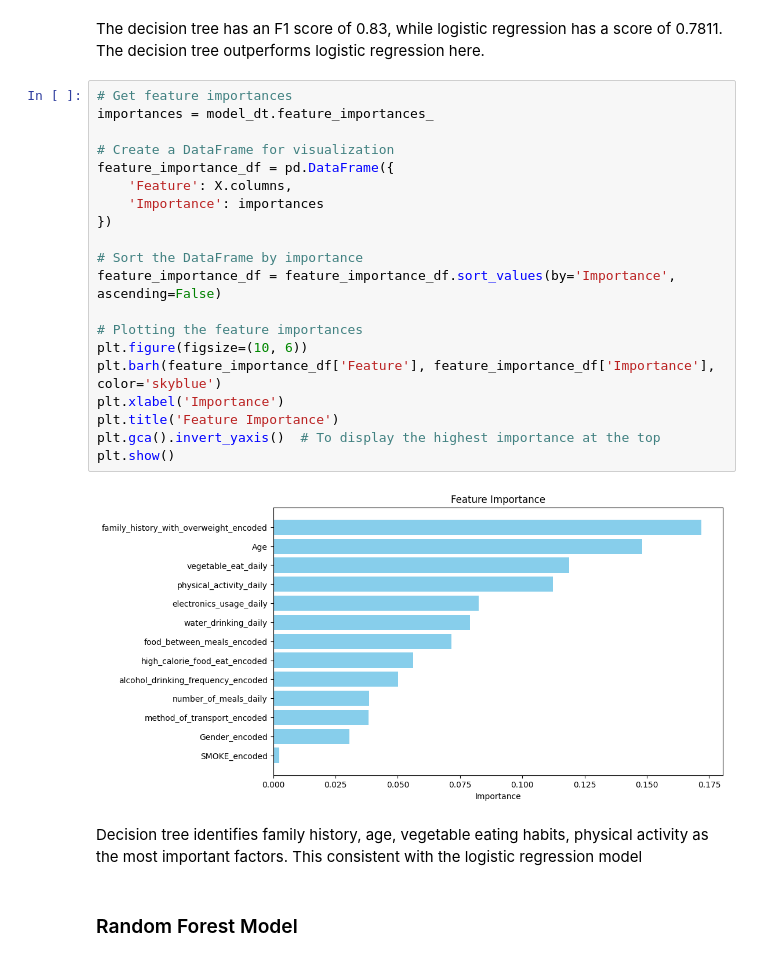
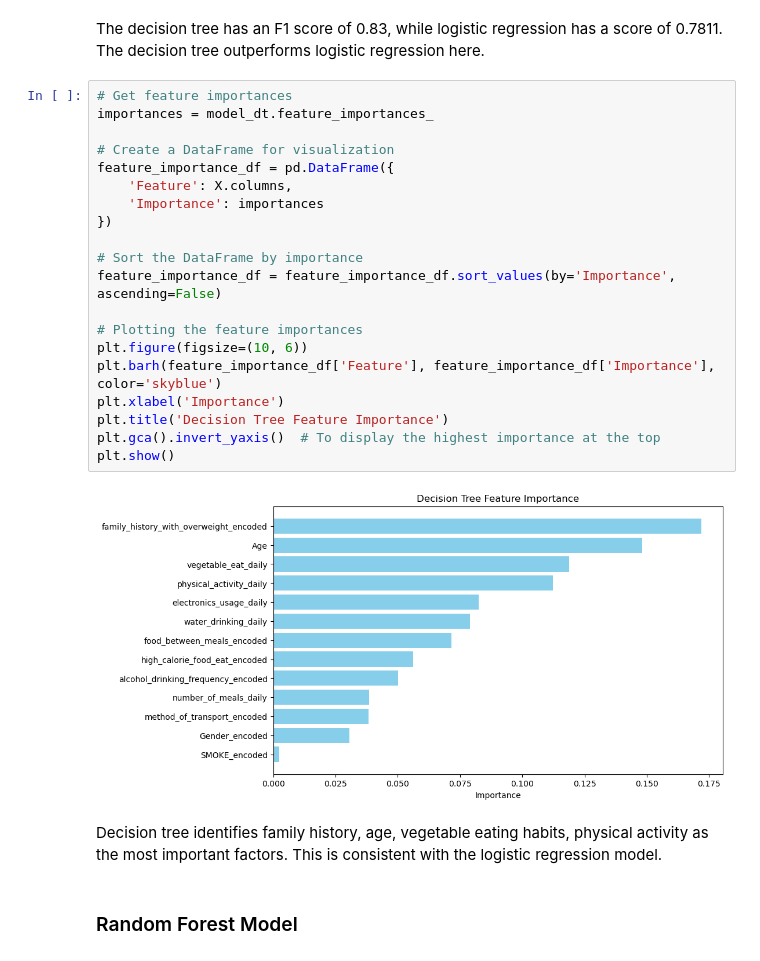
Before and after one commit to mojodean/aai-500-project-obesity-levels, a Jupyter notebook: obesity-levels.ipynb, the cells around one changed output. Drawn from its saved outputs; the diff is of its cells as text.

```diff
--- a/obesity-levels.ipynb
+++ b/obesity-levels.ipynb
@@ -817,27 +817,27 @@ The decision tree has an F1 score of 0.83, while logistic regression has a score
 # %%
 # Get feature importances
 importances = model_dt.feature_importances_
 
 # Create a DataFrame for visualization
 feature_importance_df = pd.DataFrame({
     'Feature': X.columns,
     'Importance': importances
 })
 
 # Sort the DataFrame by importance
 feature_importance_df = feature_importance_df.sort_values(by='Importance', ascending=False)
 
 # Plotting the feature importances
 plt.figure(figsize=(10, 6))
 plt.barh(feature_importance_df['Feature'], feature_importance_df['Importance'], color='skyblue')
 plt.xlabel('Importance')
-plt.title('Feature Importance')
+plt.title('Decision Tree Feature Importance')
 plt.gca().invert_yaxis()  # To display the highest importance at the top
 plt.show()
 # %% [output]
-[figure, old version]
+[figure, new version]
 # %% [markdown]
-Decision tree identifies family history, age, vegetable eating habits, physical activity as the most important factors. This consistent with the logistic regression model
+Decision tree identifies family history, age, vegetable eating habits, physical activity as the most important factors. This is consistent with the logistic regression model.
 # %% [markdown]
 ### Random Forest Model
 # %%
```
Also changed, not shown: parts of 10 cells of this notebook.
